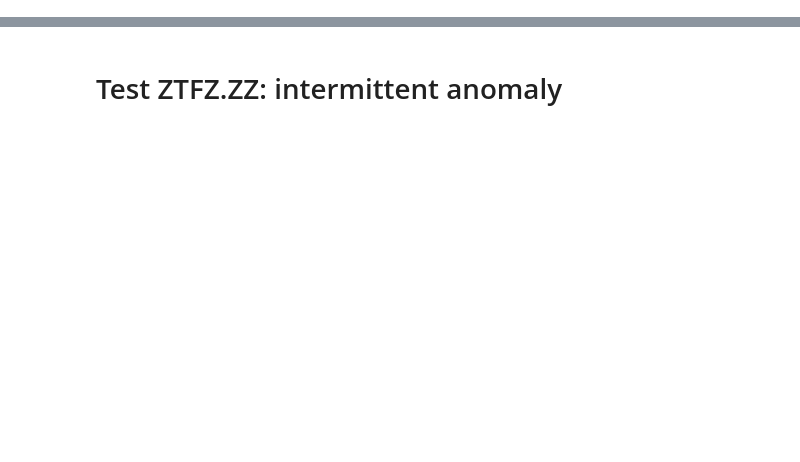
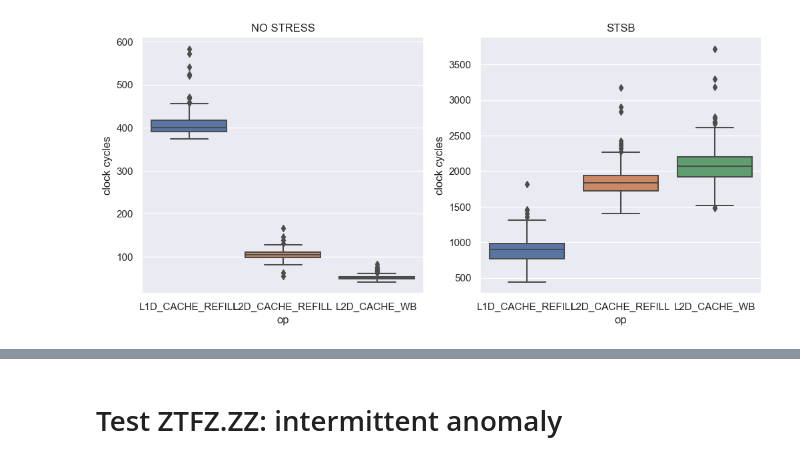
Before and after one commit to EU-TEACHING/teaching-avionics-dataset, a Jupyter notebook: analysis/stsb.ipynb, the cells around one changed output, grey strips where cells are left out. Cells and saved outputs as stored; diff of their text form; code cells hidden in the pictures; blank space fills up the shorter version.

```diff
--- a/analysis/stsb.ipynb
+++ b/analysis/stsb.ipynb
@@ -48,14 +81,16 @@ predictors = ['L1D_CACHE_REFILL', 'L2D_CACHE_REFILL', 'L2D_CACHE_WB']
 # %%
 fig, axs = plt.subplots(1, 2, figsize=(12, 5))
 sns.boxplot(x="variable", y="value", data=normal_df[predictors].melt(), ax=axs[0])
 axs[0].set_title("NO STRESS")
 axs[0].set_xlabel("op")
 axs[0].set_ylabel("clock cycles")
 sns.boxplot(x="variable", y="value", data=stress_df[predictors].melt(), ax=axs[1])
 axs[1].set_xlabel("op")
 axs[1].set_ylabel("clock cycles")
-axs[1].set_title("STSB")
+axs[1].set_title(ANOMALY_NAME)
 plt.show()
+# %% [output]
+[figure, added]
 # %%
 def drop_quantile(df, q=0.025):
     cols = predictors  # one or more
```
Also changed, not shown: parts of 12 cells of this notebook, 1 other file.
